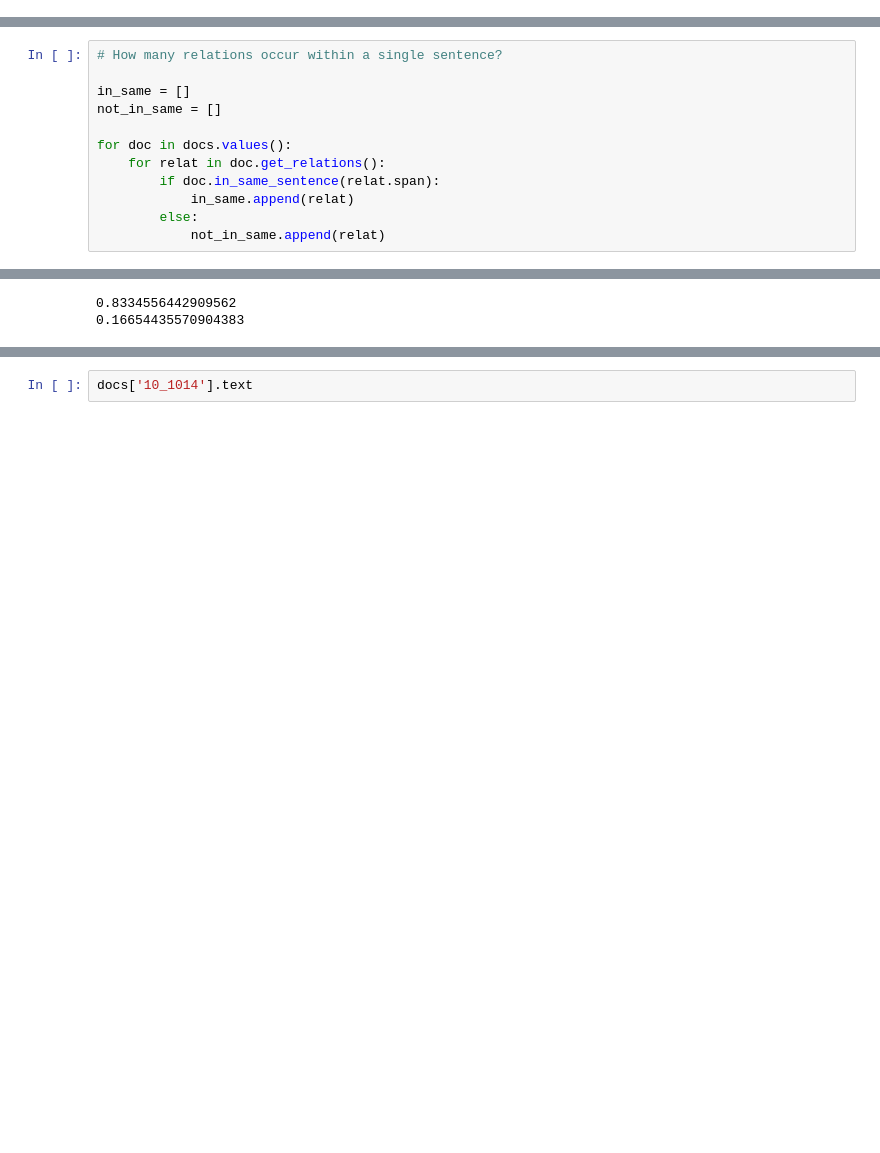
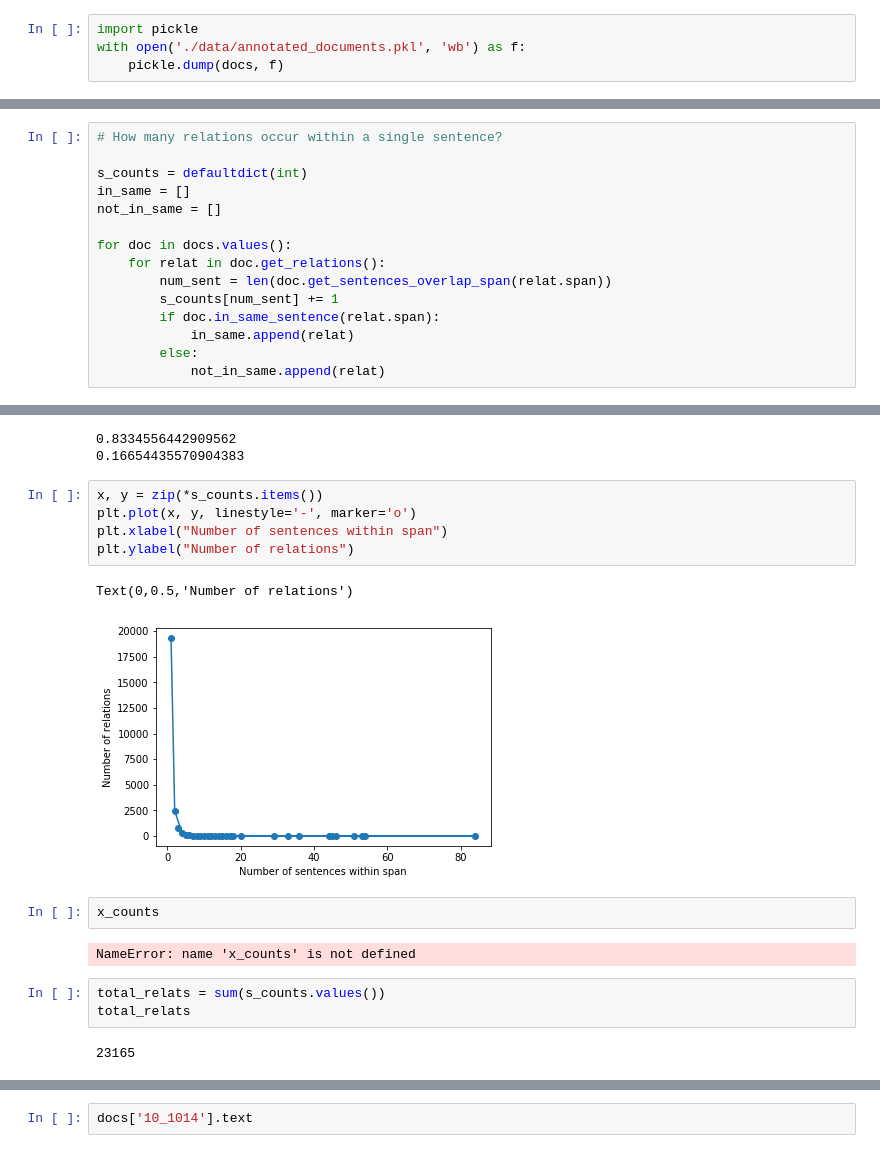
Before and after one commit to abchapman93/MADE_relations, a Jupyter notebook: Data Exploration.ipynb, the cells around one changed output, grey strips where cells are left out. Cells and saved outputs as stored; diff of their text form; blank space fills up the shorter version.

Commit message:
fixed bug in sentence overlap

```diff
--- a/Data Exploration.ipynb
+++ b/Data Exploration.ipynb
@@ -14,6 +14,10 @@ from data_exploration import *
 600/876
 700/876
 800/876
+# %%
+import pickle
+with open('./data/annotated_documents.pkl', 'wb') as f:
+    pickle.dump(docs, f)
 # %%
 docs
 # %% [output]
@@ -394,11 +398,14 @@ anno2_second
 # %%
 # How many relations occur within a single sentence?
 
+s_counts = defaultdict(int)
 in_same = []
 not_in_same = []
 
 for doc in docs.values():
     for relat in doc.get_relations():
+        num_sent = len(doc.get_sentences_overlap_span(relat.span))
+        s_counts[num_sent] += 1
         if doc.in_same_sentence(relat.span):
             in_same.append(relat)
         else:
@@ -452,3 +532,20 @@ print(len(not_in_same)/num_relats)
 # %% [output]
 0.8334556442909562
 0.16654435570904383
+# %%
+x, y = zip(*s_counts.items())
+plt.plot(x, y, linestyle='-', marker='o')
+plt.xlabel("Number of sentences within span")
+plt.ylabel("Number of relations")
+# %% [output]
+Text(0,0.5,'Number of relations')
+[figure, added]
+# %%
+x_counts
+# %% [output]
+NameError: name 'x_counts' is not defined
+# %%
+total_relats = sum(s_counts.values())
+total_relats
+# %% [output]
+23165
```
Also changed, not shown: parts of 11 cells of this notebook.
